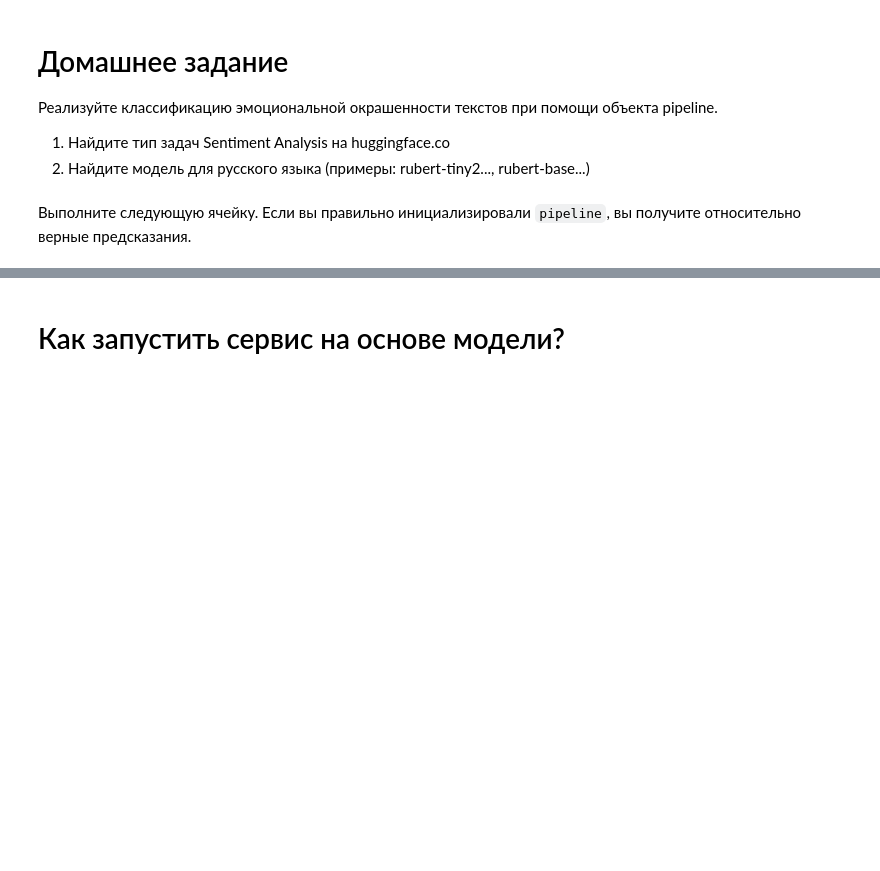
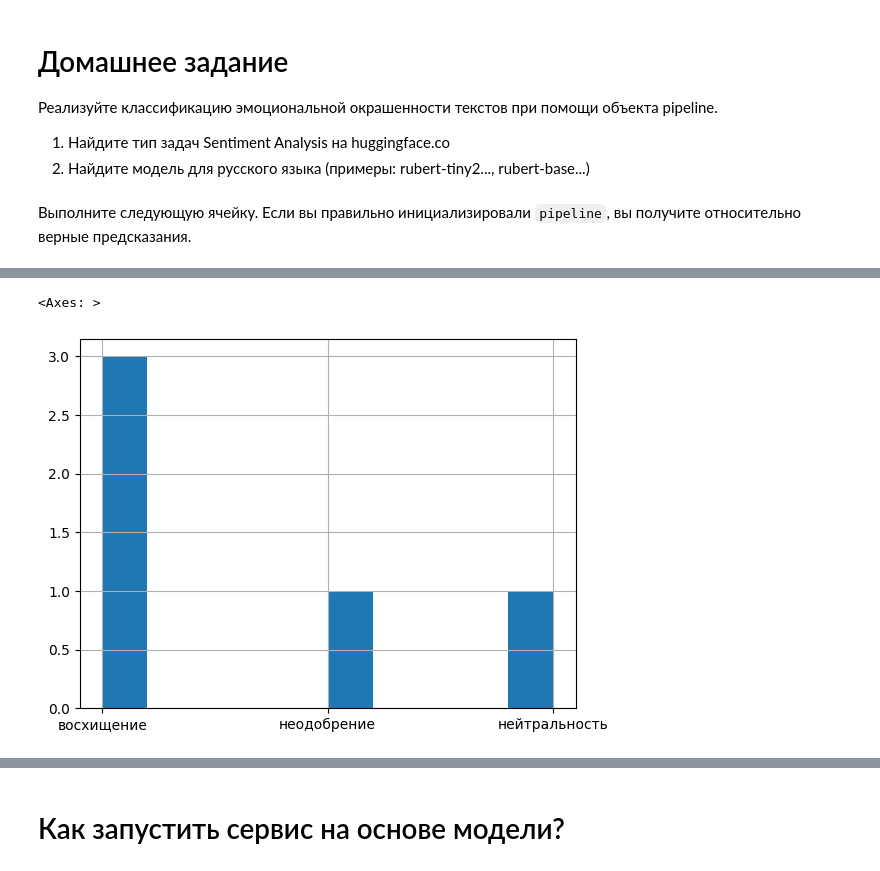
Before and after one commit to Walther0296/Transfer-learning_seminar_3, a Jupyter notebook: seminar_3.ipynb, the cells around one changed output, grey strips where cells are left out. Drawn from its saved outputs; the diff is of its cells as text; code cells hidden in the pictures; blank space fills up the shorter version.

```diff
--- a/seminar_3.ipynb
+++ b/seminar_3.ipynb
@@ -178,5 +178,7 @@ print( result['answer'] )
 2. Найдите модель для русского языка (примеры: rubert-tiny2..., rubert-base...)
 # %%
 import transformers
-
-classifier = pipeline( ... )
+# Use a pipeline as a high-level helper
+from transformers import pipeline
+# Выберем модель НС на https://huggingface.co/
+classifier = pipeline("text-classification", model="seara/rubert-tiny2-ru-go-emotions")
@@ -183,8 +216,23 @@ classifier = pipeline( ... )
+# %%
+# Определение функции для присвоения метки настроения на основе текста отзыва
+def get_sentiment_label(text, dict_label, classifier):
+    '''
+    Функция выводит русифицированную метку настроения.
+
+    :param text: текст по которому будем определять тональность,
+    :param dict_label: рускоязычное обозначение тональности,
+    :param classifier: модель НС определения тональности текста,
+    :return: возвращает русифицированную оценку тональности.
+    '''
+    value = classifier(text)[0]['label']
+    value = dict_label[value]
+    return value
 # %% [markdown]
 Выполните следующую ячейку. Если вы правильно инициализировали `pipeline`, вы получите относительно верные предсказания.
 # %%
-classifier( ["Отличный товар",
+text = ["Отличный товар",
             "Мне не понравилось",
             "Прекрасно выглядит, ничего не меняйте!",
             "Ничего не понял",
-            "У меня не работала розетка, в остальном все отлично"] )
+            "У меня не работала розетка, в остальном все отлично"]
+classifier( text )
@@ -190,0 +245,8 @@ classifier( ["Отличный товар",
+# %%
+import pandas as pd
+
+df = pd.DataFrame()
+# Загружаем текст наших отзывов в датафрейм
+df['text'] =  pd.DataFrame(text)
+# Применение функции к столбцу 'text' датасета для присвоения меток настроения
+df['sentiment_label'] = df['text'].apply(lambda x : get_sentiment_label(x, dict_label, classifier))
@@ -190,0 +262,5 @@ classifier( ["Отличный товар",
+# %%
+df['sentiment_label'].hist()
+# %% [output]
+<Axes: >
+[figure, added]
```
Also changed, not shown: parts of 4 cells of this notebook.
